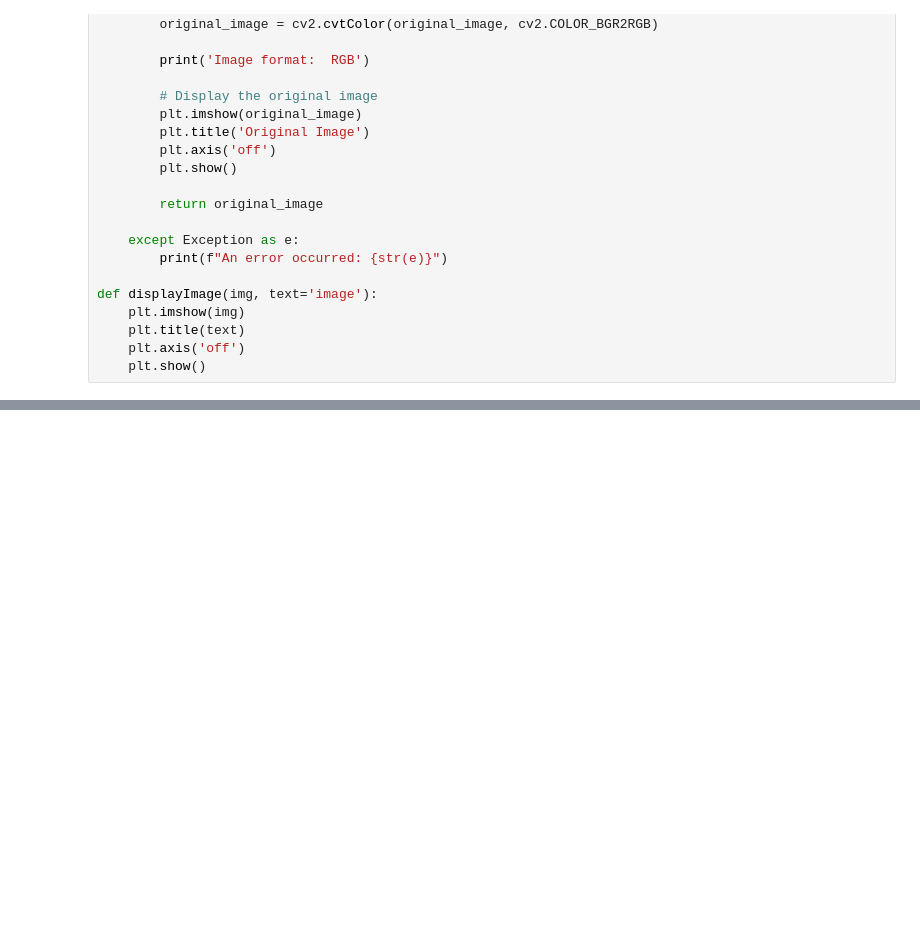
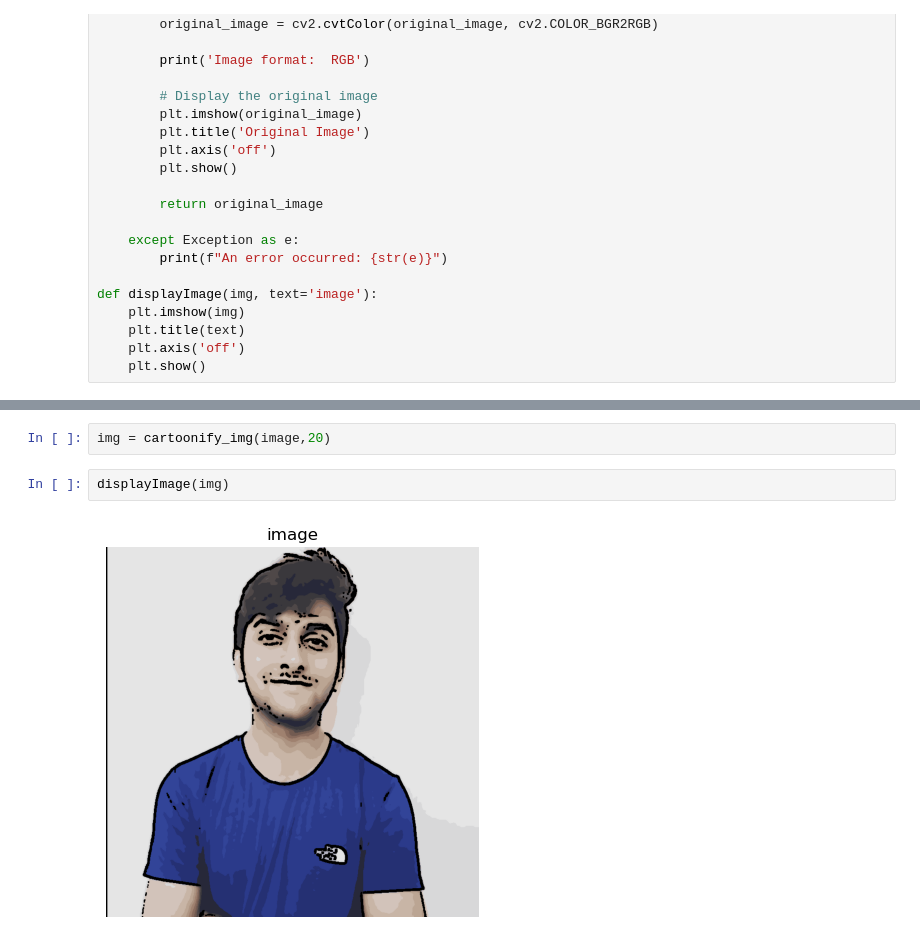
Before and after one commit to Mirza-Ubaidullah-Javed/CartoonifyMe, a Jupyter notebook: Solution.ipynb, the cells around one changed output, grey strips where cells are left out. Saved outputs shown, nothing was run; the diff lists cells and outputs as text; blank space fills up the shorter version.

```diff
--- a/Solution.ipynb
+++ b/Solution.ipynb
@@ -226,0 +149,6 @@ segment_sclera(eyes)
+# %%
+img = cartoonify_img(image,20)
+# %%
+displayImage(img)
+# %% [output]
+[figure, added]
```
Also changed, not shown: parts of 23 cells of this notebook, 9 other files.
